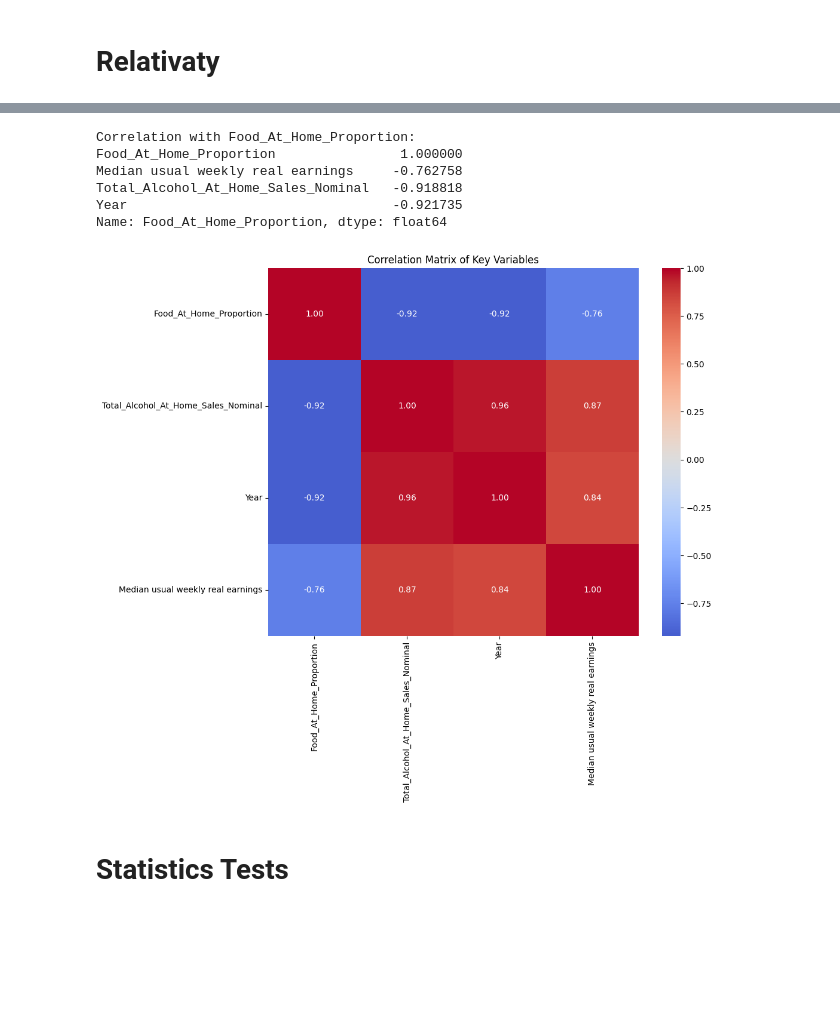
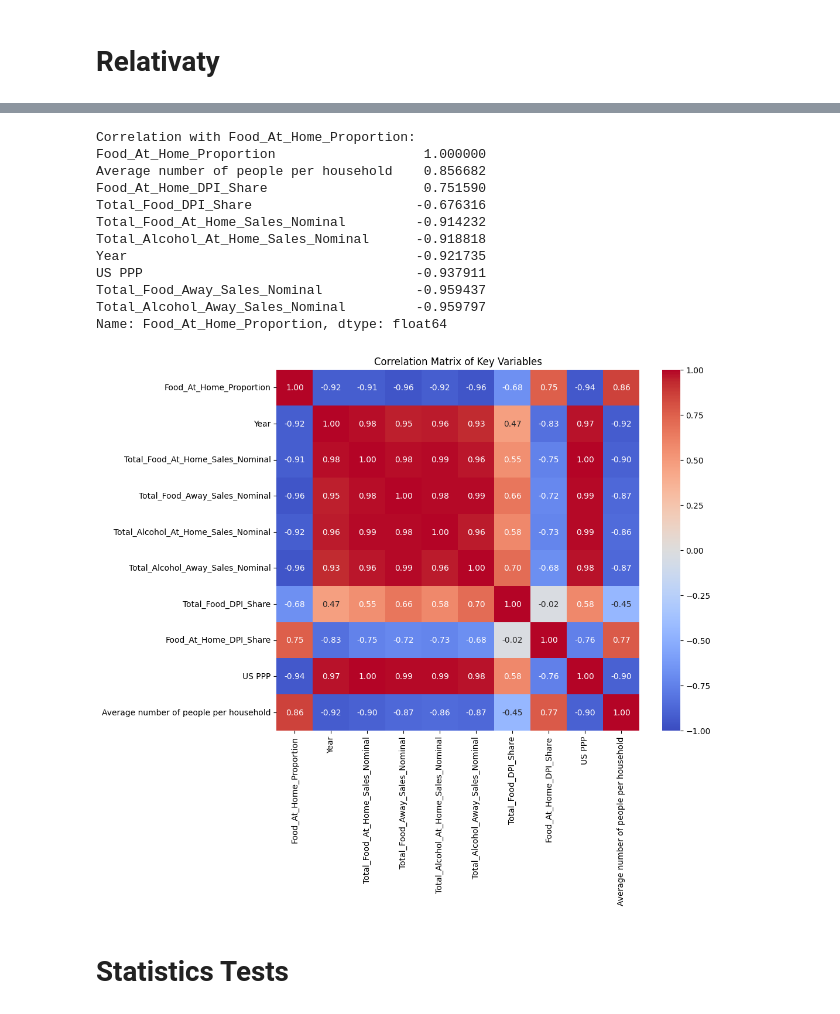
Before and after one commit to KingJMS1/LogisticProject, a Jupyter notebook: logistic_final.ipynb, the cells around one changed output, grey strips where cells are left out. Cells and saved outputs as stored; diff of their text form; code cells hidden in the pictures; blank space fills up the shorter version.

Commit message:
Add monthly analysis, change heatmap

```diff
--- a/logistic_final.ipynb
+++ b/logistic_final.ipynb
@@ -364,3 +364,12 @@ Index(['Year', 'Grocery_Sales_Nominal', 'Convenience_Sales_Nominal',
       dtype='object')
 # %% [markdown]
 # Relativaty
+# %%
+m2 = pd.read_excel("API_NY.GDP.PCAP.PP.CD_DS2_en_excel_v2_19540.xls")
+m2_subset = m2[['Year', 'US PPP']]
+merged_df2 = merged_df.merge(m2_subset, how='left', on='Year')
+# %%
+pop = pd.read_excel("hh4.xls")
+pop = pop.iloc[2:]
+# hs = pop.iloc[::-1].iloc[38:]["Average number of people per household"]
+pop.head()
@@ -366,0 +383,6 @@ Index(['Year', 'Grocery_Sales_Nominal', 'Convenience_Sales_Nominal',
+# %%
+pop_subset = pop[['Year', 'Average number of people per household']]
+
+# Now, merge it into merge_df using the 'Year' column
+merged_df2 = merged_df2.merge(pop_subset, how='left', on='Year')
+merged_df2.head()
@@ -367,28 +397,41 @@ Index(['Year', 'Grocery_Sales_Nominal', 'Convenience_Sales_Nominal',
 # %%
 key_vars = [
     'Food_At_Home_Proportion',
+    'Year',
+    'Total_Food_At_Home_Sales_Nominal',  # Directly related to response
+    'Total_Food_Away_Sales_Nominal',     # Complement to response
     'Total_Alcohol_At_Home_Sales_Nominal',
-    'Year', "Median usual weekly real earnings"
+    'Total_Alcohol_Away_Sales_Nominal',
+    'Total_Food_DPI_Share',              # Economic indicator
+    'Food_At_Home_DPI_Share',
+    'US PPP',              # Economic predictor
+    'Average number of people per household',
 ]
 
-corr_matrix = merged_df[key_vars].corr()
+corr_matrix = merged_df2[key_vars].corr()
 
 print("Correlation with Food_At_Home_Proportion:")
 print(corr_matrix['Food_At_Home_Proportion'].sort_values(ascending=False))
 
 
 plt.figure(figsize=(10, 8))
-sns.heatmap(corr_matrix, annot=True, cmap='coolwarm', center=0, fmt='.2f')
+sns.heatmap(corr_matrix, annot=True, cmap='coolwarm', vmin=-1, vmax=1, center=0, fmt='.2f')
 plt.title('Correlation Matrix of Key Variables')
 plt.show()
 # %% [output]
 Correlation with Food_At_Home_Proportion:
-Food_At_Home_Proportion                1.000000
-Median usual weekly real earnings     -0.762758
-Total_Alcohol_At_Home_Sales_Nominal   -0.918818
-Year                                  -0.921735
+Food_At_Home_Proportion                   1.000000
+Average number of people per household    0.856682
+Food_At_Home_DPI_Share                    0.751590
+Total_Food_DPI_Share                     -0.676316
+Total_Food_At_Home_Sales_Nominal         -0.914232
+Total_Alcohol_At_Home_Sales_Nominal      -0.918818
+Year                                     -0.921735
+US PPP                                   -0.937911
+Total_Food_Away_Sales_Nominal            -0.959437
+Total_Alcohol_Away_Sales_Nominal         -0.959797
 Name: Food_At_Home_Proportion, dtype: float64
-[figure, old version]
+[figure, new version]
 # %% [markdown]
 # Statistics Tests
 # %% [markdown]
```
Also changed, not shown: parts of 35 cells of this notebook, 1 other file.
